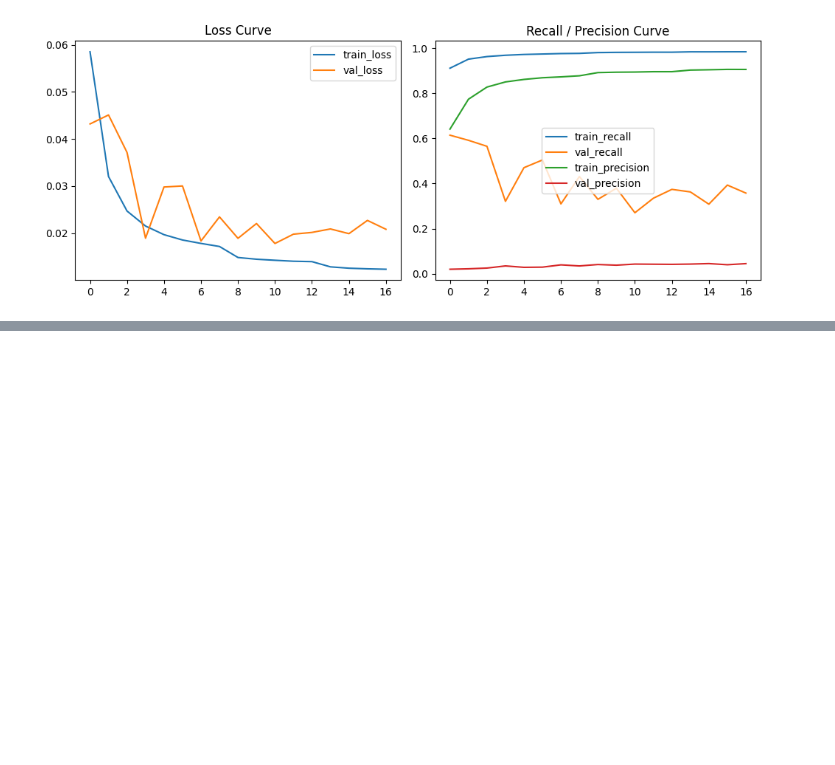
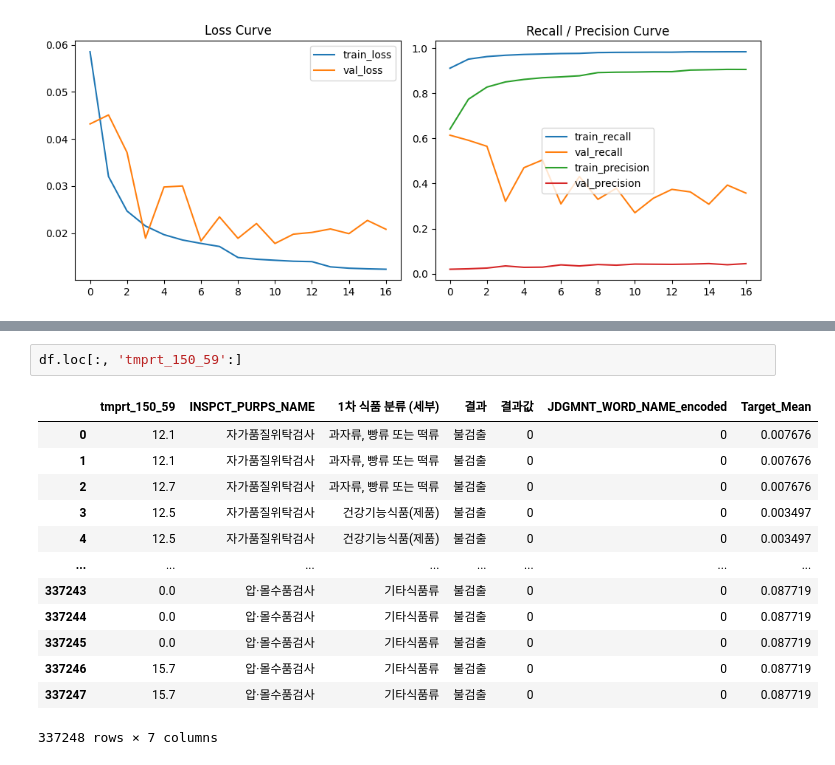
Before and after one commit to ancestor9/Affalatoxin-Analysis, a Jupyter notebook: DL_prediction/20251010_DL.ipynb, the cells around one changed output, grey strips where cells are left out. Saved outputs shown, nothing was run; the diff lists cells and outputs as text; blank space fills up the shorter version.

```diff
--- a/DL_prediction/20251010_DL.ipynb
+++ b/DL_prediction/20251010_DL.ipynb
@@ -908,0 +814,16 @@ Explainability: 추후 SHAP을 병합해 tabular branch feature importance를
+# %%
+df.loc[:, 'tmprt_150_59':]
+# %% [output]
+|  | tmprt_150_59 | INSPCT_PURPS_NAME | 1차 식품 분류 (세부) | 결과 | 결과값 | JDGMNT_WORD_NAME_encoded | Target_Mean |
+| 0 | 12.1 | 자가품질위탁검사 | 과자류, 빵류 또는 떡류 | 불검출 | 0 | 0 | 0.007676 |
+| 1 | 12.1 | 자가품질위탁검사 | 과자류, 빵류 또는 떡류 | 불검출 | 0 | 0 | 0.007676 |
+| 2 | 12.7 | 자가품질위탁검사 | 과자류, 빵류 또는 떡류 | 불검출 | 0 | 0 | 0.007676 |
+| 3 | 12.5 | 자가품질위탁검사 | 건강기능식품(제품) | 불검출 | 0 | 0 | 0.003497 |
+| 4 | 12.5 | 자가품질위탁검사 | 건강기능식품(제품) | 불검출 | 0 | 0 | 0.003497 |
+| ... | ... | ... | ... | ... | ... | ... | ... |
+| 337243 | 0.0 | 압·몰수품검사 | 기타식품류 | 불검출 | 0 | 0 | 0.087719 |
+| 337244 | 0.0 | 압·몰수품검사 | 기타식품류 | 불검출 | 0 | 0 | 0.087719 |
+| 337245 | 0.0 | 압·몰수품검사 | 기타식품류 | 불검출 | 0 | 0 | 0.087719 |
+| 337246 | 15.7 | 압·몰수품검사 | 기타식품류 | 불검출 | 0 | 0 | 0.087719 |
+| 337247 | 15.7 | 압·몰수품검사 | 기타식품류 | 불검출 | 0 | 0 | 0.087719 |
+337248 rows × 7 columns
```
Also changed, not shown: parts of 17 cells of this notebook.
